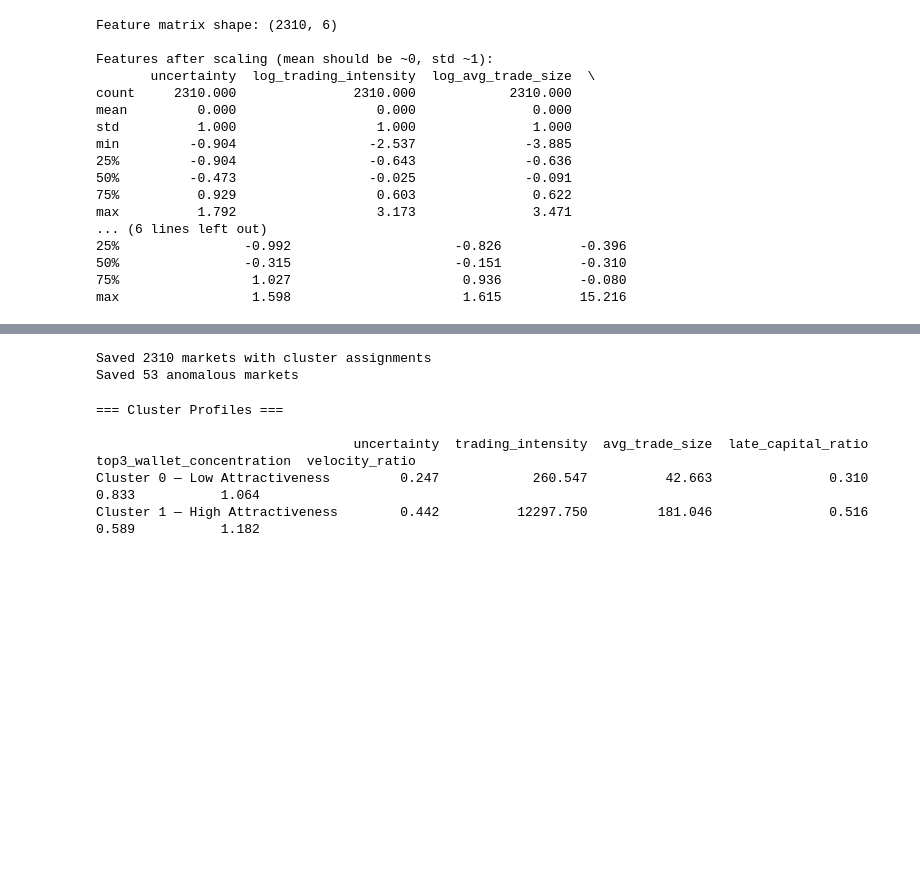
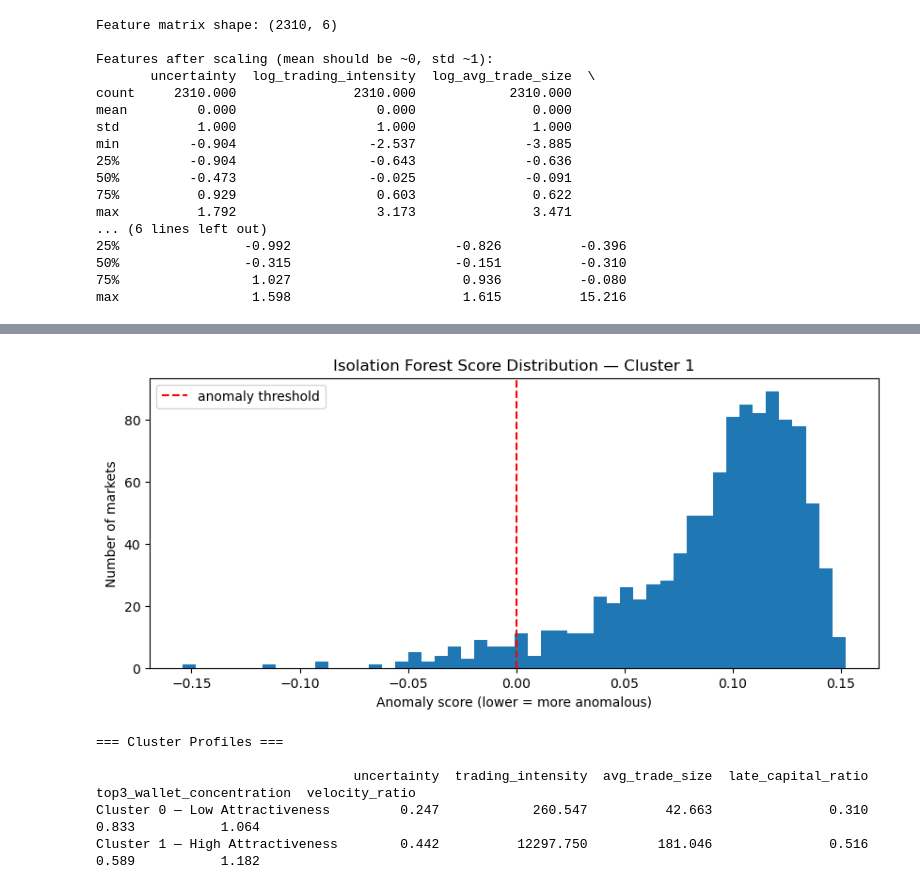
Before and after one commit to corbettbw/prediction-market-insider, a Jupyter notebook: notebooks/k_means_clustering.ipynb, the cells around one changed output, grey strips where cells are left out. Cells and saved outputs as stored; diff of their text form; code cells hidden in the pictures; blank space fills up the shorter version.

```diff
--- a/notebooks/k_means_clustering.ipynb
+++ b/notebooks/k_means_clustering.ipynb
@@ -381,13 +571,18 @@ All anomalous markets:
-# %%
-# Save outputs
-df.to_parquet("../data/processed/cluster_assignments.parquet", index=False)
-
-cluster1_anomalies = cluster1[cluster1["anomaly_score"] == -1].copy()
-cluster1_anomalies.to_parquet("../data/processed/anomalies_stage1.parquet", index=False)
-
-print(f"Saved {len(df)} markets with cluster assignments")
-print(f"Saved {len(cluster1_anomalies)} anomalous markets")
-# %% [output]
-Saved 2310 markets with cluster assignments
-Saved 53 anomalous markets
+# %%
+# Cell 11 — Isolation Forest score distribution
+# Visualizes the anomaly score distribution across Cluster 1 markets.
+# The threshold at 0 (contamination=0.05) is a conventional starting point,
+# not a natural boundary in the data. Markets scoring below ~-0.05 are more
+# robustly anomalous than those near the threshold.
+
+plt.figure(figsize=(10, 4))
+plt.hist(cluster1["anomaly_raw"], bins=50)
+plt.axvline(0, color="red", linestyle="--", label="anomaly threshold")
+plt.xlabel("Anomaly score (lower = more anomalous)")
+plt.ylabel("Number of markets")
+plt.title("Isolation Forest Score Distribution — Cluster 1")
+plt.legend()
+plt.show()
+# %% [output]
+[figure, added]
 # %%
```
Also changed, not shown: parts of 19 cells of this notebook, 6 other files.
